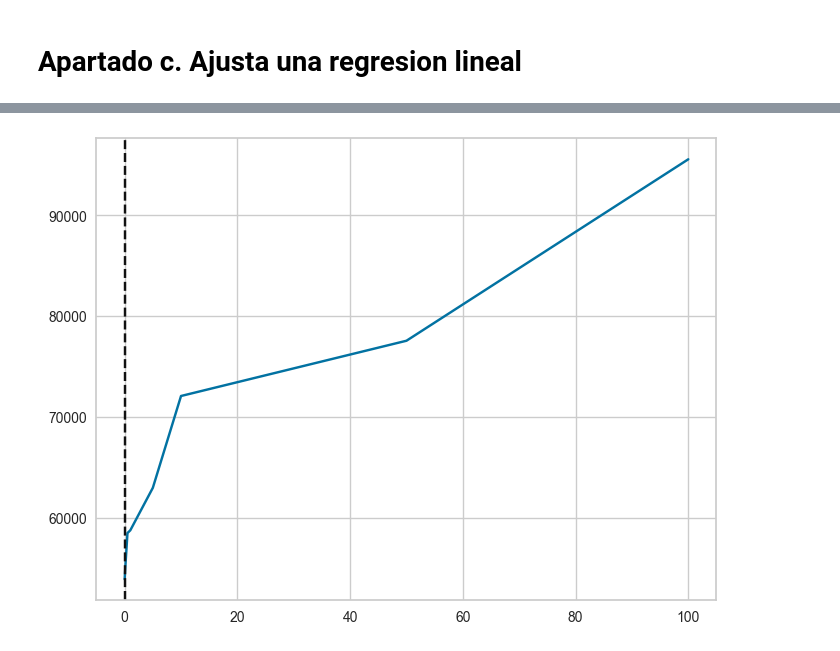
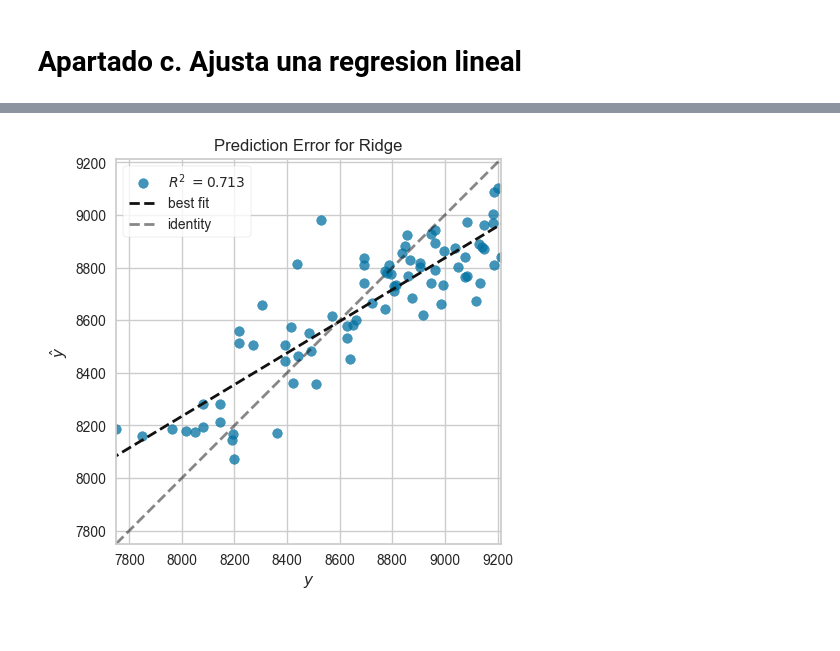
Before and after one commit to IFibla/Aprenentatge-Automatic, a Jupyter notebook: Problema 2/Individual-Barcelona motor del IBEX/main.ipynb, the cells around one changed output, grey strips where cells are left out. Drawn from its saved outputs; the diff is of its cells as text; code cells hidden in the pictures.

```diff
--- a/Problema 2/Individual-Barcelona motor del IBEX/main.ipynb
+++ b/Problema 2/Individual-Barcelona motor del IBEX/main.ipynb
@@ -66,4 +70,15 @@ def train_test_split_x_y (df, divide_xy=True):
     return x_train, y_train, x_test, y_test
+# %%
+def linear_regression_fit ( model, x_train, y_train, x_test, y_test, show_predicted_error=True ):
+    model.fit(x_train, y_train)
+    params = model.get_params()
+    score = model.score(x_test, y_test.squeeze())
+    coef = model.coef_
+    if show_predicted_error:
+        plt.figure(figsize=(5,5))
+        prediction_error(model, x_test, y_test.squeeze(), is_fitted=True)
+        plt.show()
+    return score, coef, params
 # %% [markdown]
 # Data Gathering
 # %%
@@ -190,6 +182,7 @@ Best lambda: 0.0001 R2 score: 0.3625035818503139
-# %%
-plt.figure(figsize=(8,6))
-vis = AlphaSelection(LassoCV(alphas=lambdas));
-vis.fit(x_train, y_train);
-# %% [output]
-[figure, removed]
+# %%
+x_train_standarized, y_train_standarized, x_test_standarized, y_test_standarized = train_test_split_x_y(df_standarized)
+# %%
+model_ridge = Ridge()
+ridge_score, ridge_coef, ridge_params = linear_regression_fit(model_ridge, x_train_standarized, y_train, x_test_standarized, y_test)
+# %% [output]
+[figure, added]
```
Also changed, not shown: parts of 25 cells of this notebook, 1 other file.
